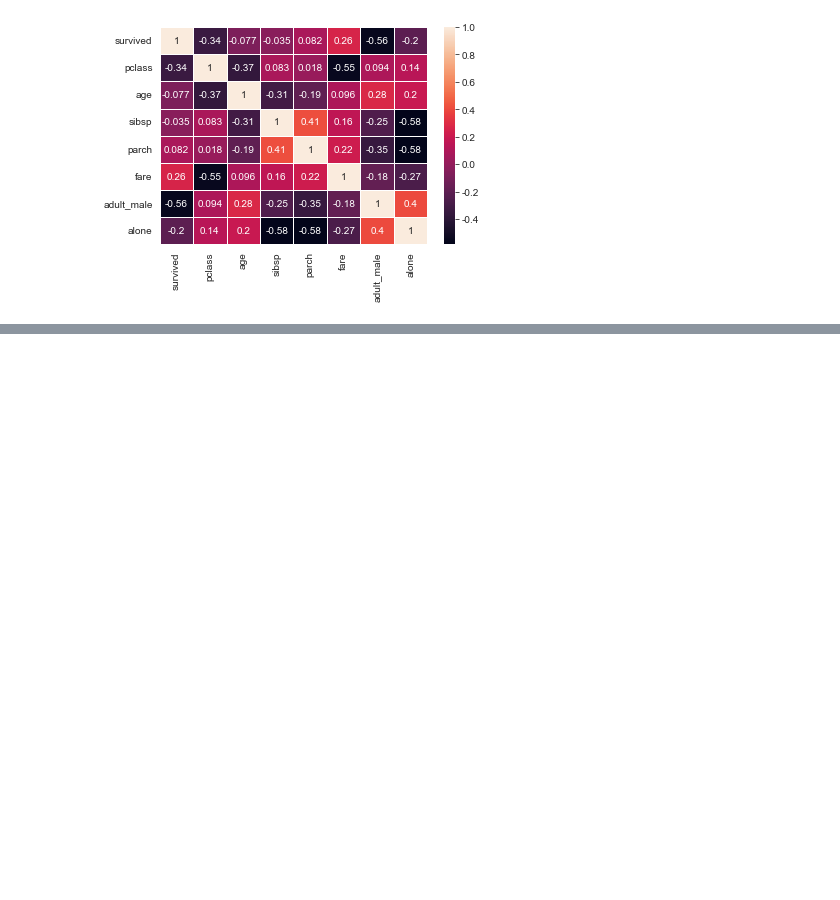
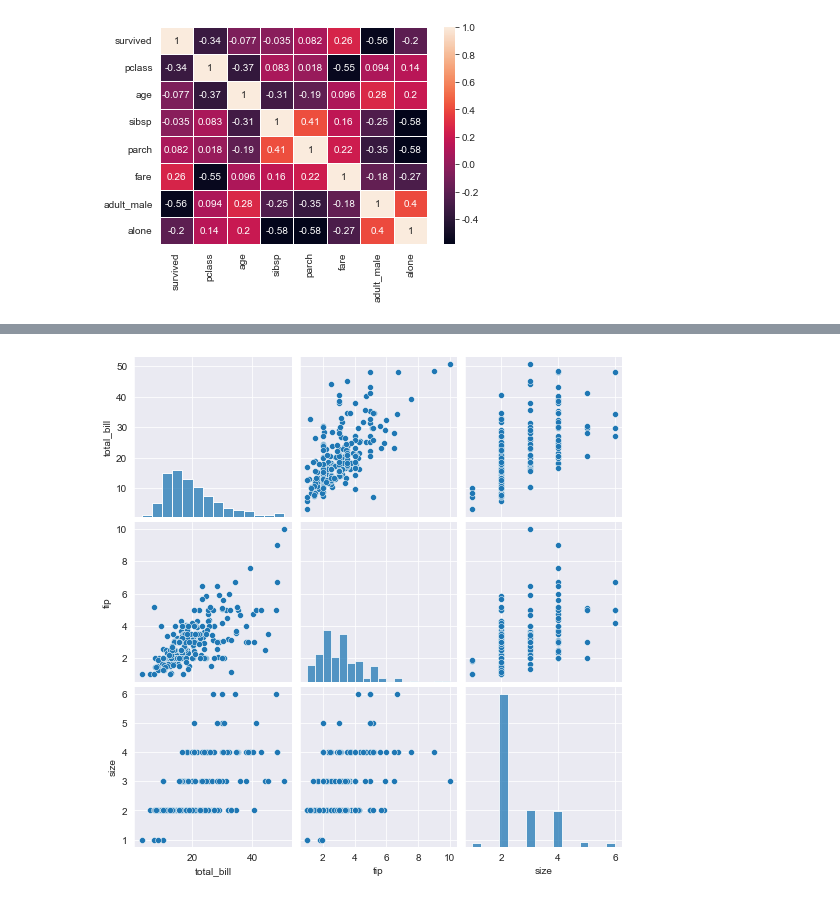
Before and after one commit to JaewooJason/Daily_Practice, a Jupyter notebook: 2022_AI_Visualization[03].ipynb, the cells around one changed output, grey strips where cells are left out. Drawn from its saved outputs; the diff is of its cells as text; code cells hidden in the pictures; blank space fills up the shorter version.

```diff
--- a/2022_AI_Visualization[03].ipynb
+++ b/2022_AI_Visualization[03].ipynb
@@ -330,0 +340,7 @@ plt.close()
+# %%
+sns.pairplot(tips_dataset)
+
+plt.show()
+plt.close()
+# %% [output]
+[figure, added]
```
Also changed, not shown: parts of 1 cell of this notebook.
